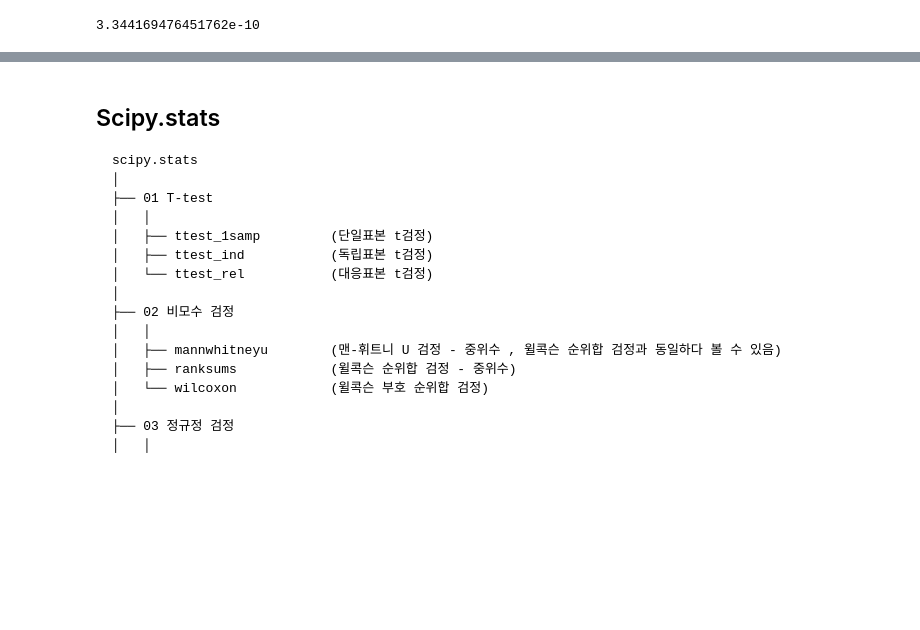
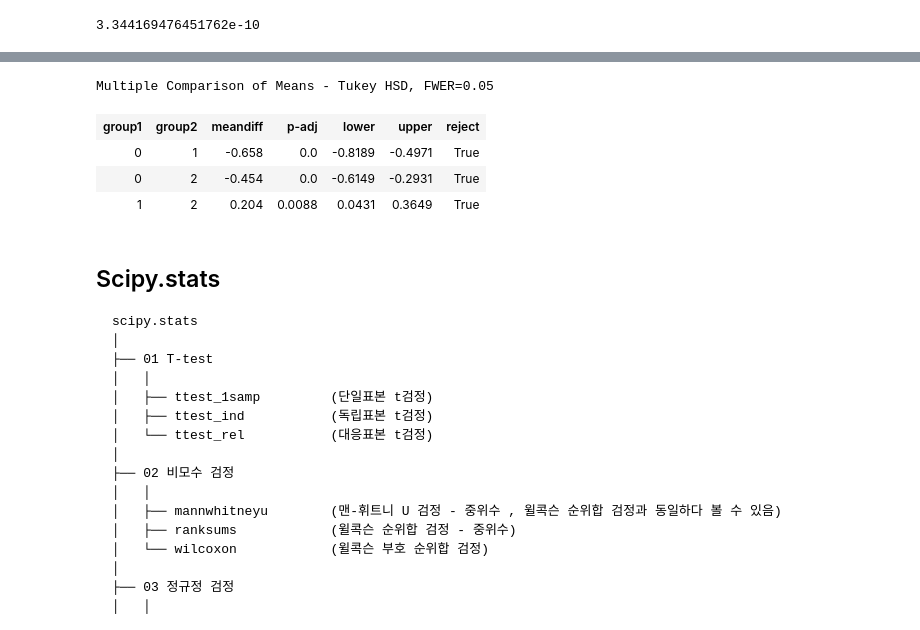
Before and after one commit to smjune/ipynb, a Jupyter notebook: stats.ipynb, the cells around one changed output, grey strips where cells are left out. Saved outputs shown, nothing was run; the diff lists cells and outputs as text; code cells hidden in the pictures; blank space fills up the shorter version.

Commit message:
update stats 11/22

```diff
--- a/stats.ipynb
+++ b/stats.ipynb
@@ -524,0 +698,9 @@ f.cdf(0.6525832918549153,dfd = 999,dfn =799)*2
+# %%
+# data load
+from sklearn.datasets import load_iris
+
+iris = load_iris()
+data = pd.DataFrame(data=iris.data, columns=iris.feature_names)
+data['target'] = iris.target
+data.columns = ['sepal_length','sepal_width','petal_length','petal_width','target']
+data.head(3)
@@ -525,3 +774,15 @@ f.cdf(0.6525832918549153,dfd = 999,dfn =799)*2
+# %%
+#투키의 HSD - Tuckey's Honestly Significant Difference = "진정으로 유의미한 차이"
+
+from statsmodels.stats.multicomp import pairwise_tukeyhsd
+hsd = pairwise_tukeyhsd(data['sepal_width'], data['target'], alpha=0.05)
+hsd.summary()
+# %% [output]
+Multiple Comparison of Means - Tukey HSD, FWER=0.05
+| group1 | group2 | meandiff | p-adj | lower | upper | reject |
+| 0 | 1 | -0.658 | 0.0 | -0.8189 | -0.4971 | True |
+| 0 | 2 | -0.454 | 0.0 | -0.6149 | -0.2931 | True |
+| 1 | 2 | 0.204 | 0.0088 | 0.0431 | 0.3649 | True |
 # %% [markdown]
 ## Scipy.stats
 
```
Also changed, not shown: parts of 52 cells of this notebook.
